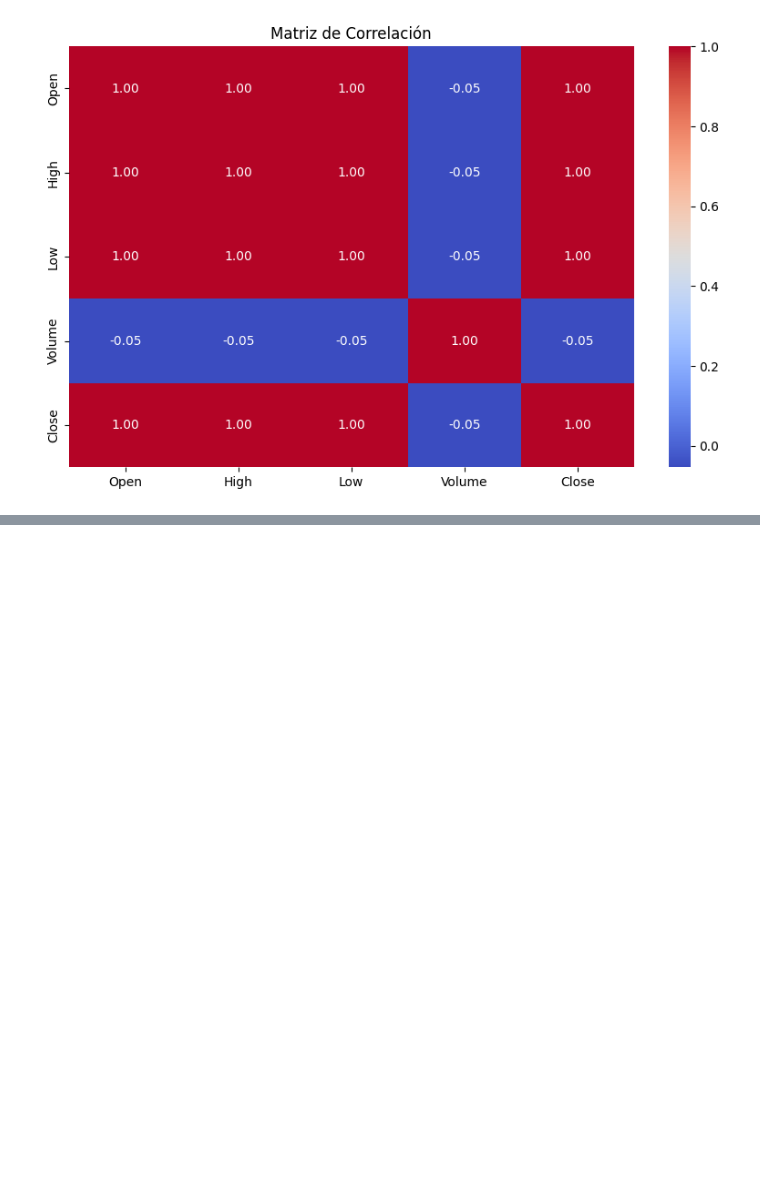
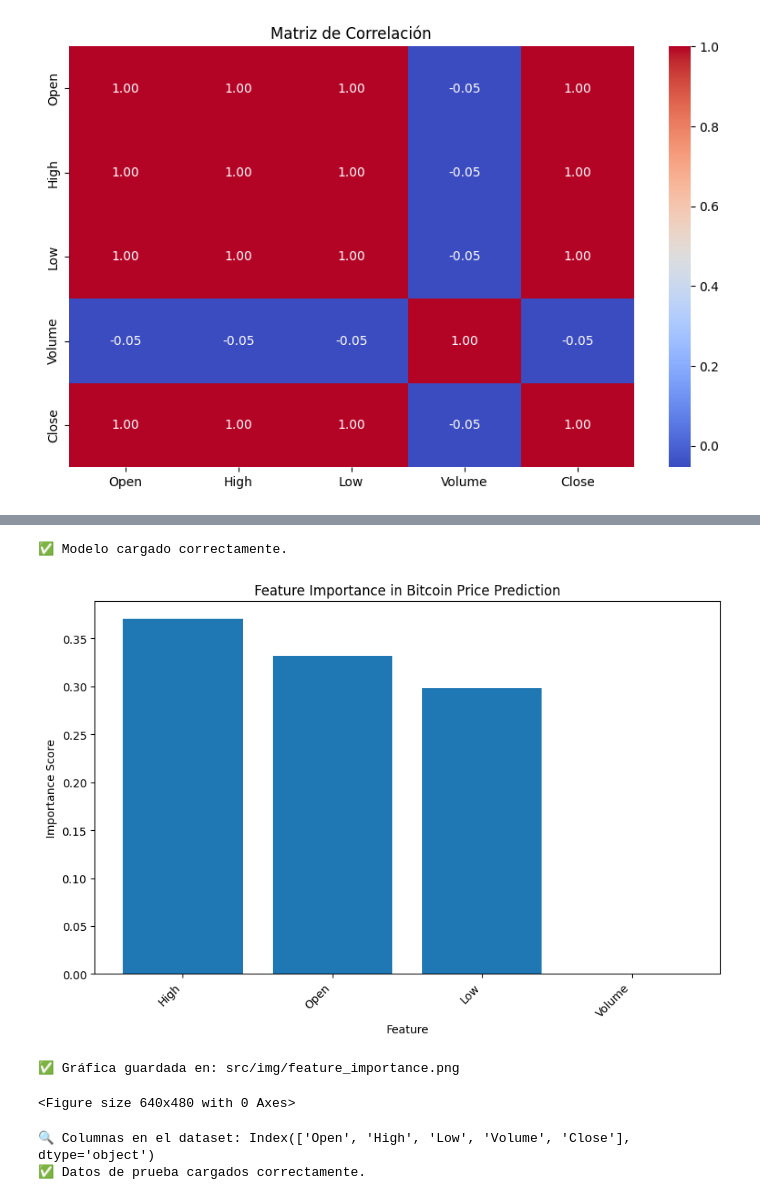
Before and after one commit to jesusgnzalz/ML_Bitcoin, a Jupyter notebook: src/notebooks/EDA_Bitcoin.ipynb, the cells around one changed output, grey strips where cells are left out. Drawn from its saved outputs; the diff is of its cells as text; code cells hidden in the pictures; blank space fills up the shorter version.

Commit message:
Actualización completa del proyecto: notebooks, modelos y presentación

```diff
--- a/src/notebooks/EDA_Bitcoin.ipynb
+++ b/src/notebooks/EDA_Bitcoin.ipynb
@@ -40,0 +88,63 @@ max    66156.460000  66184.550000  66015.810000   304.185068  66092.300000
+# %%
+import joblib
+
+# 📌 Definir la ruta del modelo guardado
+model_path = "C:/Users/Jesus/Documents/DS_Online_Octubre24_Exercises/Project_Break_II_ML_DL/ML_Bitcoin/src/models/bitcoin_pipeline.pkl"
+
+try:
+    pipeline = joblib.load(model_path)
+    print("✅ Modelo cargado correctamente.")
+except FileNotFoundError:
+    print(f"❌ No se encontró el modelo en: {model_path}. Asegúrate de haberlo entrenado y guardado.")
+# %% [output]
+✅ Modelo cargado correctamente.
+# %%
+import matplotlib.pyplot as plt
+import numpy as np
+
+# 📌 Obtener importancia de características del modelo
+model = pipeline.named_steps["model"]
+
+if hasattr(model, "feature_importances_"):
+    feature_importance = model.feature_importances_
+    feature_names = X_train.columns  # Asegurar que X_train esté disponible
+
+    # 📊 Crear la gráfica
+    plt.figure(figsize=(10,6))
+    indices = np.argsort(feature_importance)[::-1]
+    plt.bar(range(len(feature_names)), feature_importance[indices], align="center")
+    plt.xticks(range(len(feature_names)), np.array(feature_names)[indices], rotation=45, ha="right")
+    plt.xlabel("Feature")
+    plt.ylabel("Importance Score")
+    plt.title("Feature Importance in Bitcoin Price Prediction")
+    plt.show()
+
+    # 📌 Guardar la imagen
+    plt.savefig("C:/Users/Jesus/Documents/DS_Online_Octubre24_Exercises/Project_Break_II_ML_DL/ML_Bitcoin/src/img/feature_importance.png", bbox_inches="tight")
+    print("✅ Gráfica guardada en: src/img/feature_importance.png")
+else:
+    print("⚠️ El modelo seleccionado no tiene importancia de características.")
+# %% [output]
+[figure, added]
+✅ Gráfica guardada en: src/img/feature_importance.png
+<Figure size 640x480 with 0 Axes>
+# %%
+import pandas as pd
+
+# 📌 Cargar el dataset de prueba
+test_file = "C:/Users/Jesus/Documents/DS_Online_Octubre24_Exercises/Project_Break_II_ML_DL/ML_Bitcoin/src/data_sample/bitcoin_sample.csv"
+df_test = pd.read_csv(test_file)
+
+# 📌 Verificar nombres de las columnas
+print("🔍 Columnas en el dataset:", df_test.columns)
+
+# 📌 Extraer características y variable objetivo
+if "Close" in df_test.columns:
+    X_test = df_test.drop(columns=["Close"])  # Características
+    y_test = df_test["Close"]  # Variable objetivo
+    print("✅ Datos de prueba cargados correctamente.")
+else:
+    print("❌ La columna 'Close' no está en el dataset. Verifica los nombres de las columnas.")
+# %% [output]
+🔍 Columnas en el dataset: Index(['Open', 'High', 'Low', 'Volume', 'Close'], dtype='object')
+✅ Datos de prueba cargados correctamente.
```
Also changed, not shown: parts of 3 cells of this notebook, 7 other files.
